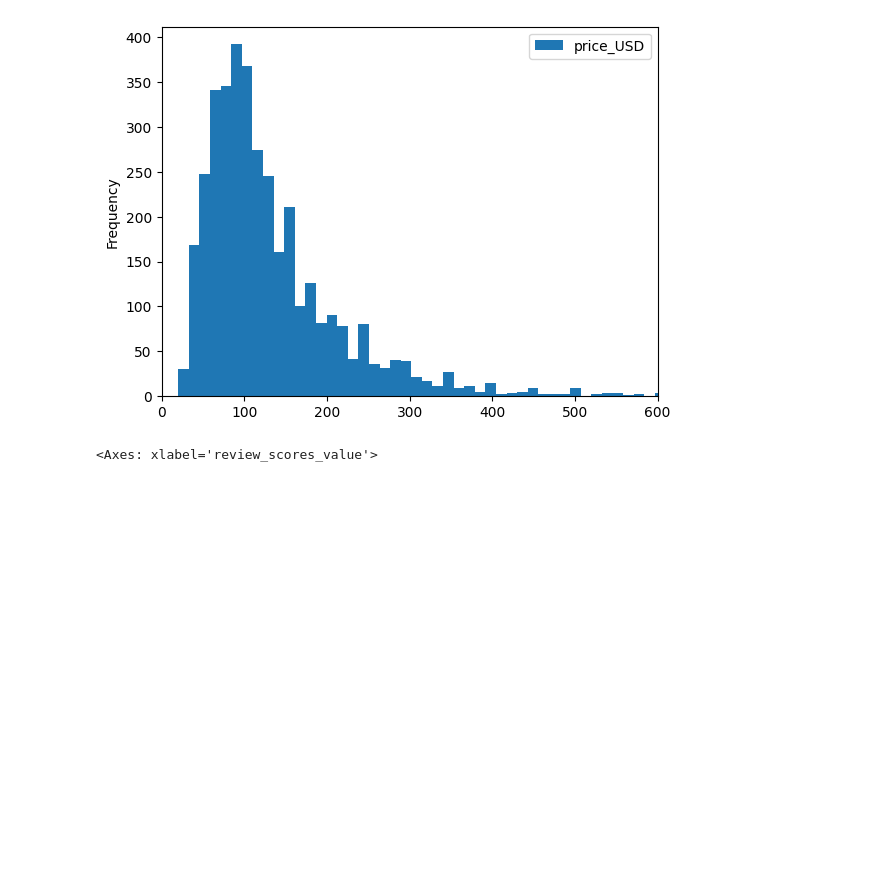
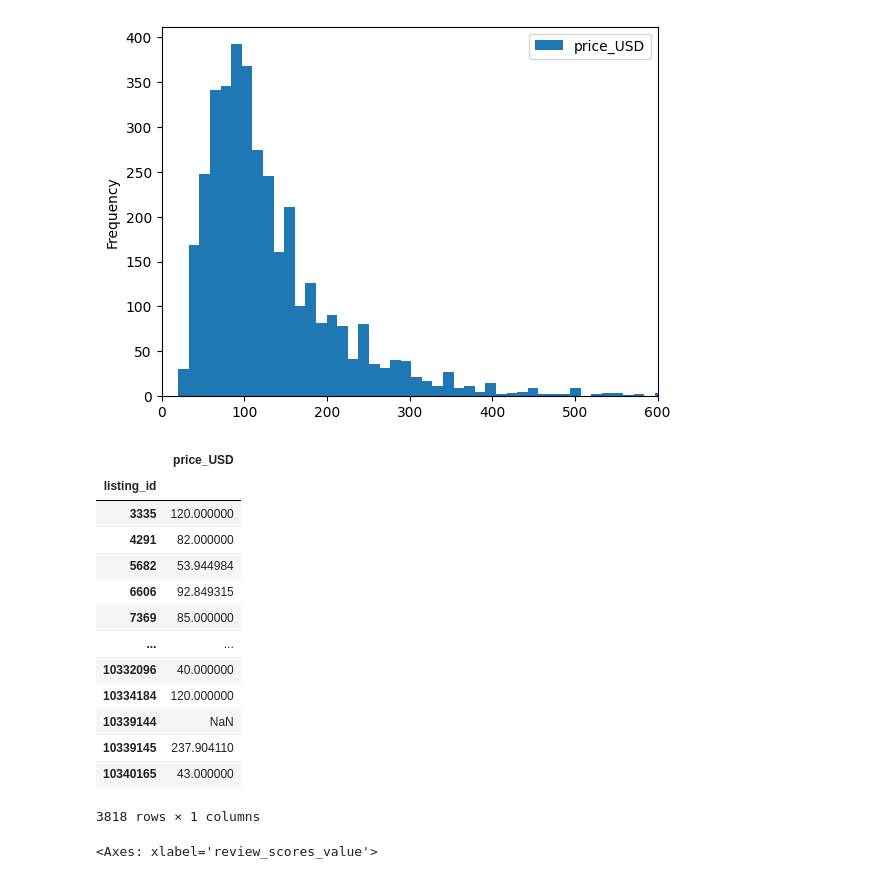
Before and after one commit to carini599/Airbnb_Seattle_Carina_Breu, a Jupyter notebook: airbnb_seattle_notebook.ipynb, the cells around one changed output. Drawn from its saved outputs; the diff is of its cells as text; code cells hidden in the pictures; blank space fills up the shorter version.

```diff
--- a/airbnb_seattle_notebook.ipynb
+++ b/airbnb_seattle_notebook.ipynb
@@ -166,6 +281,24 @@ plt.xlim(0,600)
 # %% [output]
 (0.0, 600.0)
 [figure]
+# %%
+df_mean_price=df_cal_clean[['listing_id','price_USD']].groupby('listing_id').mean('price_USD')
+df_mean_price
+# %% [output]
+|  | price_USD |
+| listing_id |  |
+| 3335 | 120.000000 |
+| 4291 | 82.000000 |
+| 5682 | 53.944984 |
+| 6606 | 92.849315 |
+| 7369 | 85.000000 |
+| ... | ... |
+| 10332096 | 40.000000 |
+| 10334184 | 120.000000 |
+| 10339144 | NaN |
+| 10339145 | 237.904110 |
+| 10340165 | 43.000000 |
+3818 rows × 1 columns
 # %%
 #Review Scores Value
 df_list['review_scores_value'].value_counts().plot(kind='bar')
```
Also changed, not shown: parts of 6 cells of this notebook.
